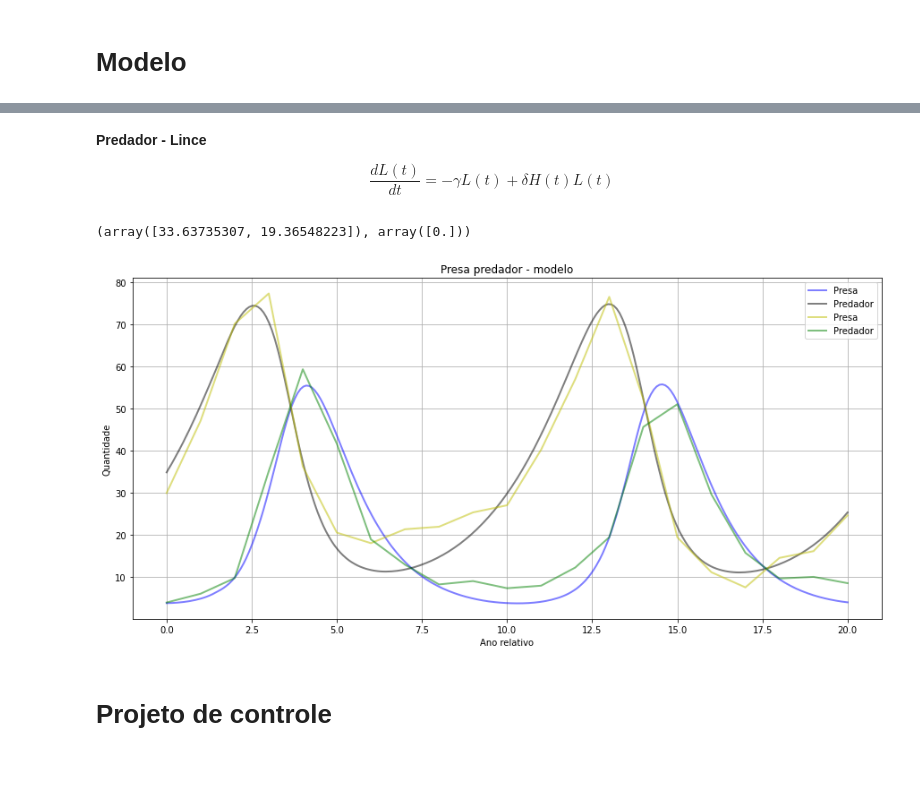
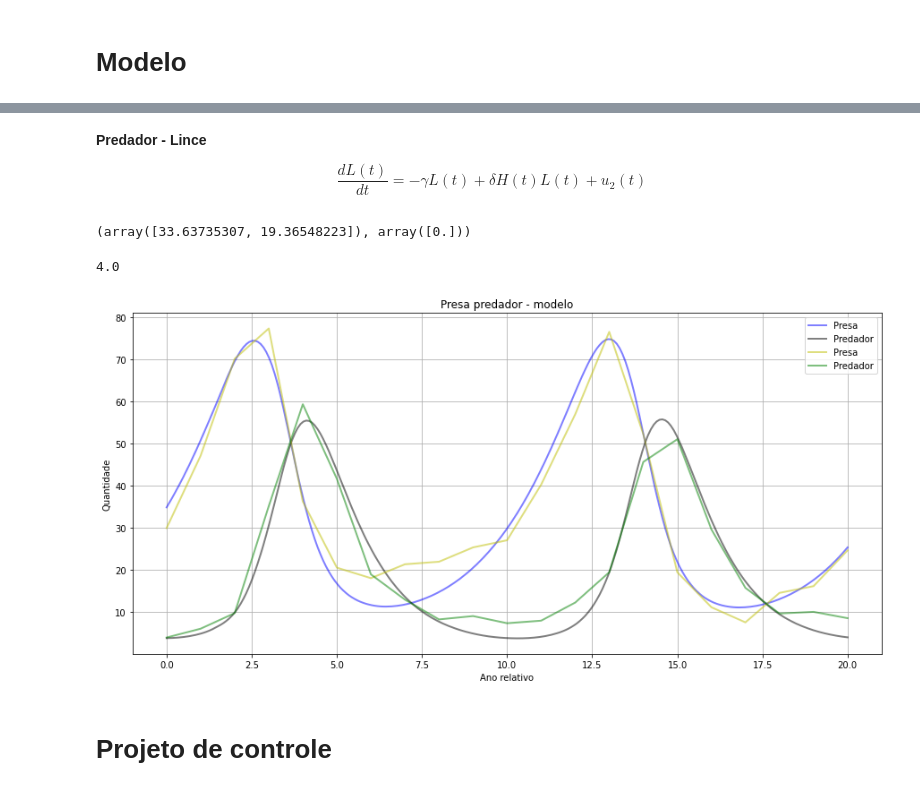
Before and after one commit to vparro/controleAvancado, a Jupyter notebook: Lotka_Volterra.ipynb, the cells around one changed output, grey strips where cells are left out. Saved outputs shown, nothing was run; the diff lists cells and outputs as text; code cells hidden in the pictures.

```diff
--- a/Lotka_Volterra.ipynb
+++ b/Lotka_Volterra.ipynb
@@ -187,7 +223,7 @@ def graphics_plot(x, y, y_name, yaxes_title, title='Title', bins=1, x_tick=1, sa
 ###################################################################################################
 #  Dados para análise do modelo
 
-dadosPP = '/content/drive/MyDrive/Colab Notebooks/14 - Roberto/Fur_Pelts_1900_to_1920.xlsx'
+dadosPP = '/content/drive/MyDrive/Colab Notebooks/1 - Sistemas Dinâmicos/Fur_Pelts_1900_to_1920.xlsx'
 dfPP = pd.read_excel(dadosPP,sheet_name='Raw Data')
 dfPP.head()
 # %% [output]
@@ -220,7 +261,7 @@ graphics_plot(ano, [hare,lynx], ['presa','predador'],['presa','predador'] , titl
 **Predador - Lince**
 
 \begin{equation}
-\frac{dL(t)}{dt} = -\gamma L(t) + \delta H(t) L(t)
+\frac{dL(t)}{dt} = -\gamma L(t) + \delta H(t) L(t) + u_2(t)
 \end{equation}
 # %%
 ###################################################################################################
@@ -234,7 +275,7 @@ def presapredador(t,x,u,parametros):
   b = parametros.get('b', 0.024822)
   c = parametros.get('c', 0.92718)
   d = parametros.get('d', 0.027564)
-  u_0 = 0
+  u_0 = u
 
   # Iniciar os valores de lebres e linces - x_o =[xo1 xo2].T
   H = x[0];
@@ -244,7 +285,7 @@ def presapredador(t,x,u,parametros):
   u = u_0 if u > 0 else 0
 
   # determinar as equações
-  dH = (a + u)*H -b*H*L
+  dH = (a + u) *H -b*H*L
   dL = -c*L + d*H*L
 
   return [dH,dL]
@@ -264,31 +305,40 @@ equilibrio = control.find_eqpt(io_presapredador,x0,0)
 equilibrio
 # %% [output]
 (array([33.63735307, 19.36548223]), array([0.]))
+# %%
+lynx[0]
+# %% [output]
+4.0
 # %%
 ###################################################################################################
 # Simulação
 
+
+
 x0 = [34.9134,3.8566]  #
+# x0 = [33.63735307, 19.36548223]  # Dados
+# x0 = [33, 19]  # Dados
+
 T  = np.linspace(0,20,240)  # vetor de tempo
 
 # Cálculo no tempo
 
 t, y = control.input_output_response(io_presapredador, T, 0, x0)
 
 plt.figure(figsize=(15,7))
-plt.plot(t,y[1],'b', alpha=0.5, lw=2, label='Presa')
-plt.plot(t,y[0],'k', alpha=0.5, lw=2, label='Predador')
+plt.plot(t,y[0],'b', alpha=0.5, lw=2, label='Presa')
+plt.plot(t,y[1],'k', alpha=0.5, lw=2, label='Predador')
 plt.plot(ano,hare,'y', alpha=0.5, lw=2, label='Presa')
 plt.plot(ano,lynx,'g', alpha=0.5, lw=2, label='Predador')
 plt.grid()
 plt.legend()
 plt.title('Presa predador - modelo')
 plt.xlabel('Ano relativo')
 plt.ylabel('Quantidade')
 
 plt.show()
 # %% [output]
-[figure, old version]
+[figure, new version]
 # %% [markdown]
 # **Projeto de controle**
 # %% [markdown]
```
Also changed, not shown: parts of 35 cells of this notebook.
